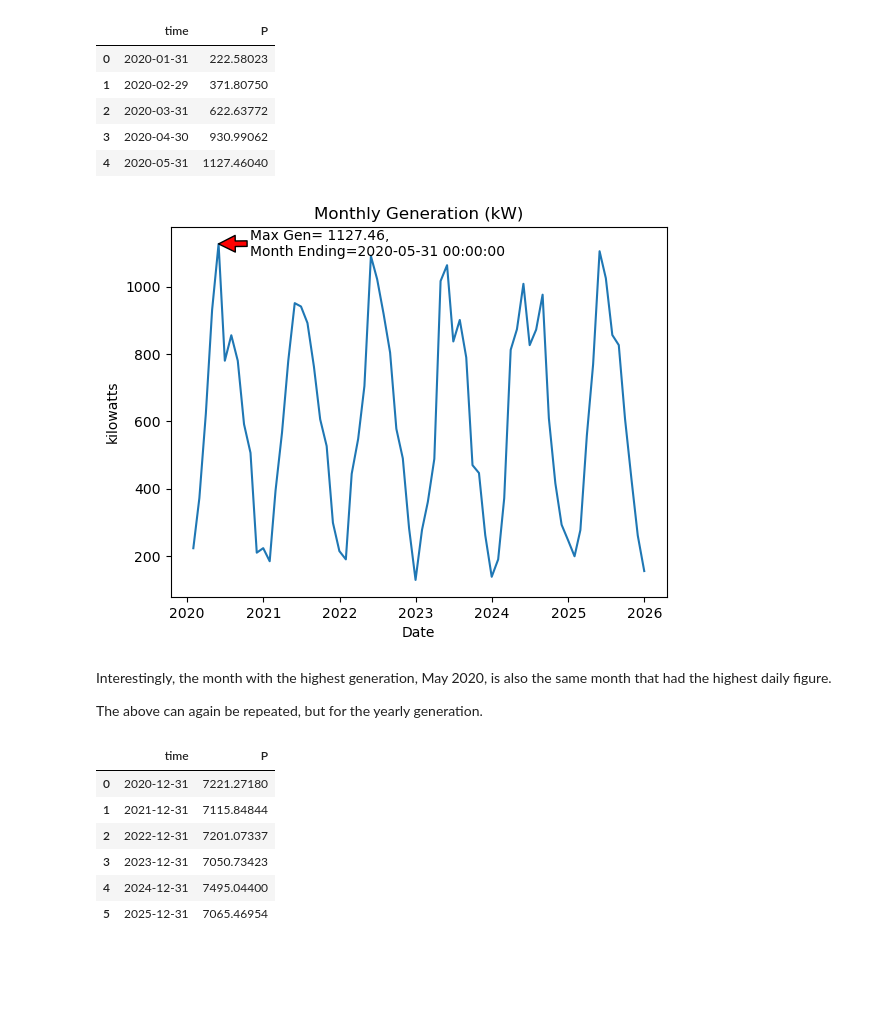
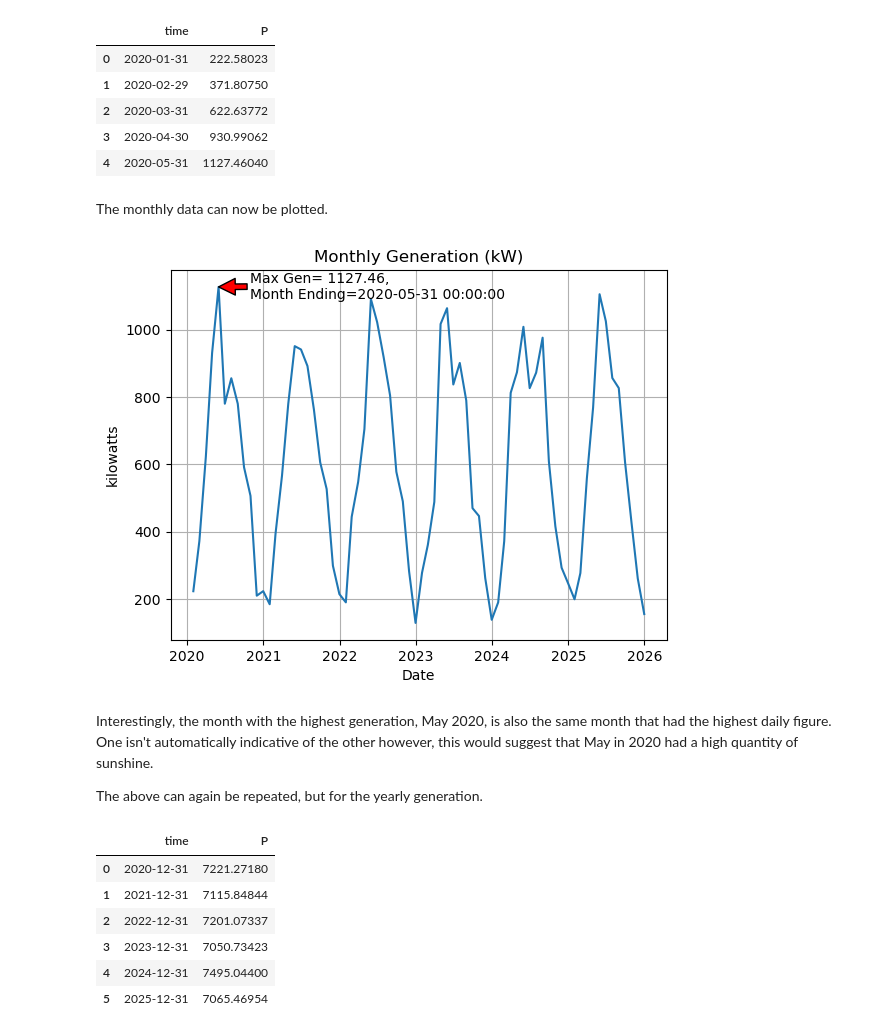
Before and after one commit to danielfinnerty/PFDA, a Jupyter notebook: project/solar_assessment.ipynb, the cells around one changed output. Drawn from its saved outputs; the diff is of its cells as text; code cells hidden in the pictures; blank space fills up the shorter version.

```diff
--- a/project/solar_assessment.ipynb
+++ b/project/solar_assessment.ipynb
@@ -800,36 +842,41 @@ mtly_gen.head()
 | 2 | 2020-03-31 | 622.63772 |
 | 3 | 2020-04-30 | 930.99062 |
 | 4 | 2020-05-31 | 1127.46040 |
+# %% [markdown]
+The monthly data can now be plotted.
 # %%
 # Use seaborn to create lineplot, specifying date on x-axis, and meant on y-axis
 ax = sns.lineplot(data=mtly_gen, x="time", y="P")
 
 # Specify plot title
 ax.set_title('Monthly Generation (kW)')
 
 # Adjust names of axes.
 ax.set_xlabel('Date')
 ax.set_ylabel('kilowatts')
+
+# Add gridlines
+ax.grid()
 
 # Determine max amount
 max_mtly_gen = mtly_gen['P'].max()
 
 # Confirm index position of max usage
 max_mtly_index_pos = mtly_gen['P'].idxmax()
 
 # Confirm date of indicated index position
 max_mtly_date = mtly_gen.loc[max_mtly_index_pos, 'time']
 
 # Specify text layout
 max_mtly_gen_text = f"Max Gen={max_mtly_gen: .2f},\nMonth Ending={max_mtly_date}"
 
 # Add maximum details to plot
 ax.annotate(max_mtly_gen_text, xy=(max_mtly_date, max_mtly_gen), xytext=(max_mtly_date+pd.Timedelta(days=150),
             max_mtly_gen-35), arrowprops=dict(facecolor='red'));
 # %% [output]
-[figure, old version]
+[figure, new version]
 # %% [markdown]
-Interestingly, the month with the highest generation, May 2020, is also the same month that had the highest daily figure.
+Interestingly, the month with the highest generation, May 2020, is also the same month that had the highest daily figure. One isn't automatically indicative of the other however, this would suggest that May in 2020 had a high quantity of sunshine.
 
 The above can again be repeated, but for the yearly generation.
 # %%
```
Also changed, not shown: parts of 55 cells of this notebook.
